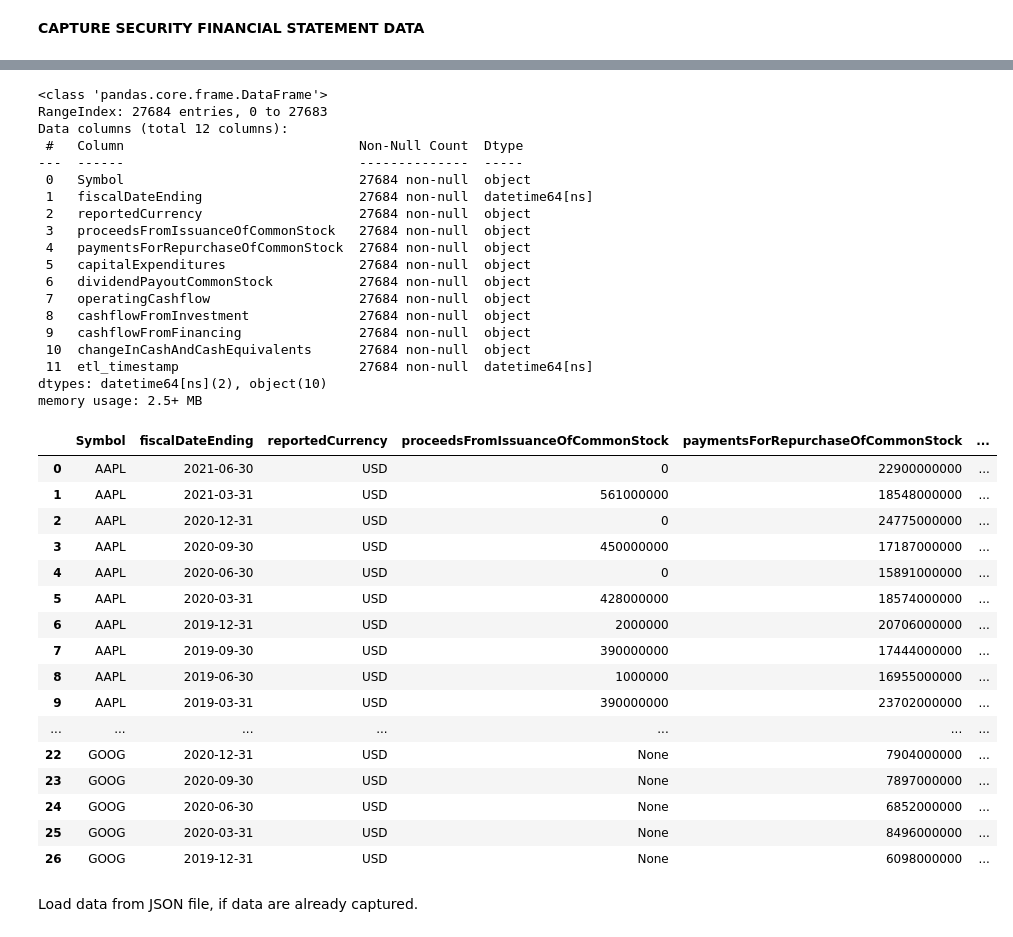
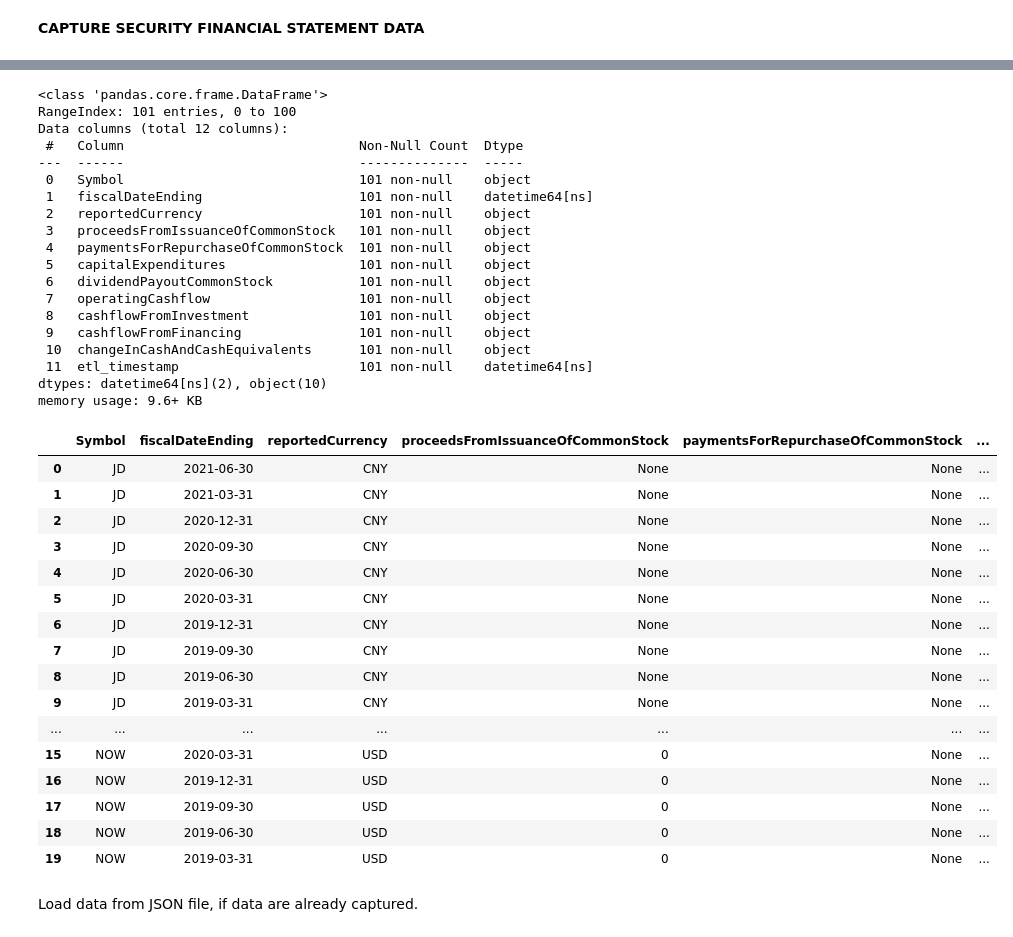
Before and after one commit to gskalski267/springboard, a Jupyter notebook: Capstone_Project_3/notebooks/011_Cap3_DataCapture.ipynb, the cells around one changed output, grey strips where cells are left out. Saved outputs shown, nothing was run; the diff lists cells and outputs as text; code cells hidden in the pictures.

```diff
--- a/Capstone_Project_3/notebooks/011_Cap3_DataCapture.ipynb
+++ b/Capstone_Project_3/notebooks/011_Cap3_DataCapture.ipynb
@@ -362,6 +371,7 @@ df_sec_oview_mktcap.tail(10)
 #GET SECURITY DATA: FINANCIAL STATEMENTS
 #clock start
 load_start03 = dttm.datetime.now()
+print(load_start03)
 
 #API parameters
 apifunc03 = 'CASH_FLOW'
@@ -389,7 +399,7 @@ df_sec_res_excp03 = pd.DataFrame()
 ct03 = 0
 resp_ct03 = 0
 excp_ct03 = 0
-for idx03, row03 in df_sec_oview_mktcap.loc[:,:].iterrows():
+for idx03, row03 in df_sec_oview_mktcap.loc[90:99,:].iterrows():
 
     #get data
     ct03 = ct03 + 1
@@ -413,11 +423,11 @@ for idx03, row03 in df_sec_oview_mktcap.loc[:,:].iterrows():
         df_resp03 = df_resp03.loc[:,colset03]
         #define date range
         if apifunc03 == 'EARNINGS':
-            is_daterng03 = ( (df_resp03.loc[:,'reportedDate'] >= startdate03) &
-                (df_resp03.loc[:,'reportedDate'] <= enddate03) )
+            is_daterng03 = ( (df_resp03.loc[:,'reportedDate'] >= pd.to_datetime(startdate03)) &
+                (df_resp03.loc[:,'reportedDate'] <= pd.to_datetime(enddate03)) )
         elif apifunc03 in ['BALANCE_SHEET','INCOME_STATEMENT','CASH_FLOW']:
-            is_daterng03 = ( (df_resp03.loc[:,'fiscalDateEnding'] >= startdate03) &
-                (df_resp03.loc[:,'fiscalDateEnding'] <= enddate03) )
+            is_daterng03 = ( (df_resp03.loc[:,'fiscalDateEnding'] >= pd.to_datetime(startdate03)) &
+                (df_resp03.loc[:,'fiscalDateEnding'] <= pd.to_datetime(enddate03)) )
         if resp_ct03 == 1:
             df_sec_res03 = df_resp03.loc[is_daterng03,:]
         else:
@@ -432,7 +442,7 @@ for idx03, row03 in df_sec_oview_mktcap.loc[:,:].iterrows():
 
     #wait sec per request
     time.sleep(0.83)
-    if ct03 % 30 == 0:
+    if ct03 % 1 == 0:
         print('iteration:',ct03,tickn03,row03[4])
 
 #clock end
@@ -468,44 +473,44 @@ elif apifunc03 in ['BALANCE_SHEET','INCOME_STATEMENT','CASH_FLOW']:
     df_sec_res03.loc[:,'etl_timestamp'] = pd.to_datetime(df_sec_res03.loc[:,'etl_timestamp'])
 # %%
 df_sec_res03.info()
-df_sec_res03.head(22)
+df_sec_res03.head(20)
 # %% [output]
 <class 'pandas.core.frame.DataFrame'>
-RangeIndex: 27684 entries, 0 to 27683
+RangeIndex: 101 entries, 0 to 100
 Data columns (total 12 columns):
  #   Column                              Non-Null Count  Dtype
 ---  ------                              --------------  -----
- 0   Symbol                              27684 non-null  object
- 1   fiscalDateEnding                    27684 non-null  datetime64[ns]
- 2   reportedCurrency                    27684 non-null  object
- 3   proceedsFromIssuanceOfCommonStock   27684 non-null  object
- 4   paymentsForRepurchaseOfCommonStock  27684 non-null  object
- 5   capitalExpenditures                 27684 non-null  object
- 6   dividendPayoutCommonStock           27684 non-null  object
- 7   operatingCashflow                   27684 non-null  object
- 8   cashflowFromInvestment              27684 non-null  object
- 9   cashflowFromFinancing               27684 non-null  object
- 10  changeInCashAndCashEquivalents      27684 non-null  object
- 11  etl_timestamp                       27684 non-null  datetime64[ns]
+ 0   Symbol                              101 non-null    object
+ 1   fiscalDateEnding                    101 non-null    datetime64[ns]
+ 2   reportedCurrency                    101 non-null    object
+ 3   proceedsFromIssuanceOfCommonStock   101 non-null    object
+ 4   paymentsForRepurchaseOfCommonStock  101 non-null    object
+ 5   capitalExpenditures                 101 non-null    object
+ 6   dividendPayoutCommonStock           101 non-null    object
+ 7   operatingCashflow                   101 non-null    object
+ 8   cashflowFromInvestment              101 non-null    object
+ 9   cashflowFromFinancing               101 non-null    object
+ 10  changeInCashAndCashEquivalents      101 non-null    object
+ 11  etl_timestamp                       101 non-null    datetime64[ns]
 dtypes: datetime64[ns](2), object(10)
-memory usage: 2.5+ MB
+memory usage: 9.6+ KB
 |  | Symbol | fiscalDateEnding | reportedCurrency | proceedsFromIssuanceOfCommonStock | paymentsForRepurchaseOfCommonStock | ... |
-| 0 | AAPL | 2021-06-30 | USD | 0 | 22900000000 | ... |
-| 1 | AAPL | 2021-03-31 | USD | 561000000 | 18548000000 | ... |
-| 2 | AAPL | 2020-12-31 | USD | 0 | 24775000000 | ... |
-| 3 | AAPL | 2020-09-30 | USD | 450000000 | 17187000000 | ... |
-| 4 | AAPL | 2020-06-30 | USD | 0 | 15891000000 | ... |
-| 5 | AAPL | 2020-03-31 | USD | 428000000 | 18574000000 | ... |
-| 6 | AAPL | 2019-12-31 | USD | 2000000 | 20706000000 | ... |
-| 7 | AAPL | 2019-09-30 | USD | 390000000 | 17444000000 | ... |
-| 8 | AAPL | 2019-06-30 | USD | 1000000 | 16955000000 | ... |
-| 9 | AAPL | 2019-03-31 | USD | 390000000 | 23702000000 | ... |
+| 0 | JD | 2021-06-30 | CNY | None | None | ... |
+| 1 | JD | 2021-03-31 | CNY | None | None | ... |
+| 2 | JD | 2020-12-31 | CNY | None | None | ... |
+| 3 | JD | 2020-09-30 | CNY | None | None | ... |
+| 4 | JD | 2020-06-30 | CNY | None | None | ... |
+| 5 | JD | 2020-03-31 | CNY | None | None | ... |
+| 6 | JD | 2019-12-31 | CNY | None | None | ... |
+| 7 | JD | 2019-09-30 | CNY | None | None | ... |
+| 8 | JD | 2019-06-30 | CNY | None | None | ... |
+| 9 | JD | 2019-03-31 | CNY | None | None | ... |
 | ... | ... | ... | ... | ... | ... | ... |
-| 22 | GOOG | 2020-12-31 | USD | None | 7904000000 | ... |
-| 23 | GOOG | 2020-09-30 | USD | None | 7897000000 | ... |
-| 24 | GOOG | 2020-06-30 | USD | None | 6852000000 | ... |
-| 25 | GOOG | 2020-03-31 | USD | None | 8496000000 | ... |
-| 26 | GOOG | 2019-12-31 | USD | None | 6098000000 | ... |
+| 15 | NOW | 2020-03-31 | USD | 0 | None | ... |
+| 16 | NOW | 2019-12-31 | USD | 0 | None | ... |
+| 17 | NOW | 2019-09-30 | USD | 0 | None | ... |
+| 18 | NOW | 2019-06-30 | USD | 0 | None | ... |
+| 19 | NOW | 2019-03-31 | USD | 0 | None | ... |
 # %%
 #save 'EARNINGS', 'BALANCE_SHEET','INCOME_STATEMENT','CASH_FLOW'
 data_elmt30 = 'cshflw'
```
Also changed, not shown: parts of 21 cells of this notebook.
